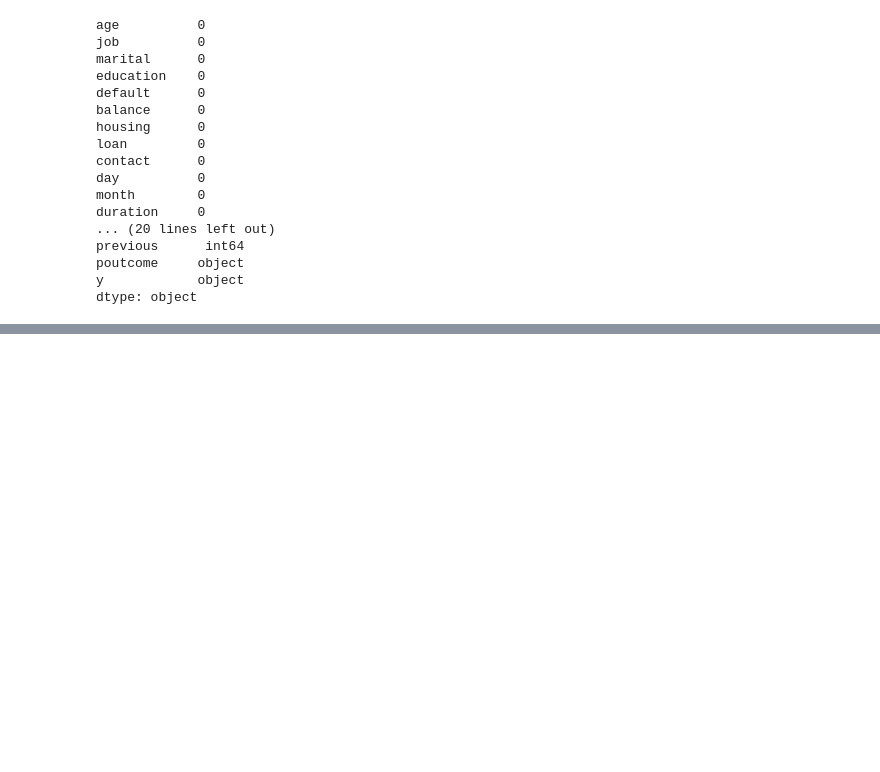
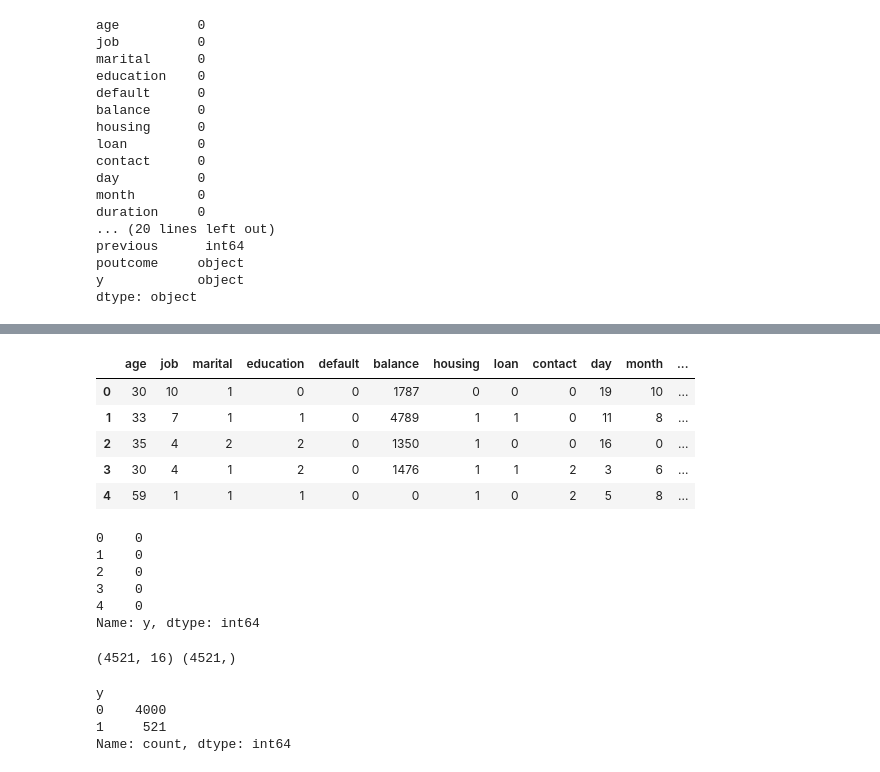
Before and after one commit to GichuriNdungu/alu-machine_learning, a Jupyter notebook: supervised_learning/afri_score/notebook.ipynb, the cells around one changed output, grey strips where cells are left out. Cells and saved outputs as stored; diff of their text form; code cells hidden in the pictures; blank space fills up the shorter version.

Commit message:
preprocessing continued

```diff
--- a/supervised_learning/afri_score/notebook.ipynb
+++ b/supervised_learning/afri_score/notebook.ipynb
@@ -82,0 +129,41 @@ plt.show()
+# %%
+# label encoding
+from sklearn.preprocessing import LabelEncoder
+le = LabelEncoder()
+for column in category_features:
+    data[column] = le.fit_transform(data[column])
+data.head()
+# %% [output]
+|  | age | job | marital | education | default | balance | housing | loan | contact | day | month | ... |
+| 0 | 30 | 10 | 1 | 0 | 0 | 1787 | 0 | 0 | 0 | 19 | 10 | ... |
+| 1 | 33 | 7 | 1 | 1 | 0 | 4789 | 1 | 1 | 0 | 11 | 8 | ... |
+| 2 | 35 | 4 | 2 | 2 | 0 | 1350 | 1 | 0 | 0 | 16 | 0 | ... |
+| 3 | 30 | 4 | 1 | 2 | 0 | 1476 | 1 | 1 | 2 | 3 | 6 | ... |
+| 4 | 59 | 1 | 1 | 1 | 0 | 0 | 1 | 0 | 2 | 5 | 8 | ... |
+# %%
+# Seperate the input data from the target variable y
+x = data.iloc[:,:-1]
+y = data.iloc[:, -1]
+x.head()
+y.head()
+# %% [output]
+0    0
+1    0
+2    0
+3    0
+4    0
+Name: y, dtype: int64
+# %%
+print(x.shape, y.shape)
+# %% [output]
+(4521, 16) (4521,)
+# %%
+# Explore the concept of oversampling and undersampling
+# check the counts of the target variables to see distribution of the targets
+# pandas.value_counts to get the unique values in target var
+print(y.value_counts())
+# %% [output]
+y
+0    4000
+1     521
+Name: count, dtype: int64
```
Also changed, not shown: parts of 10 cells of this notebook.
